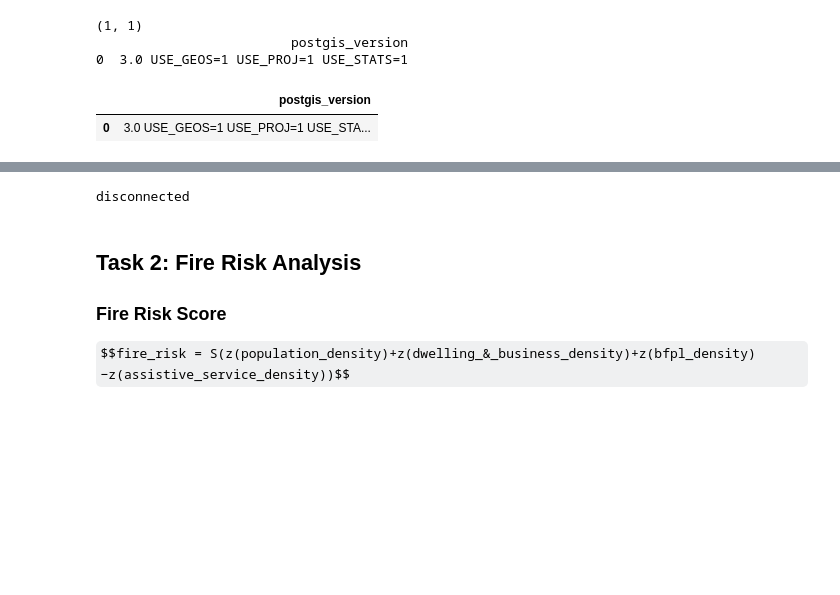
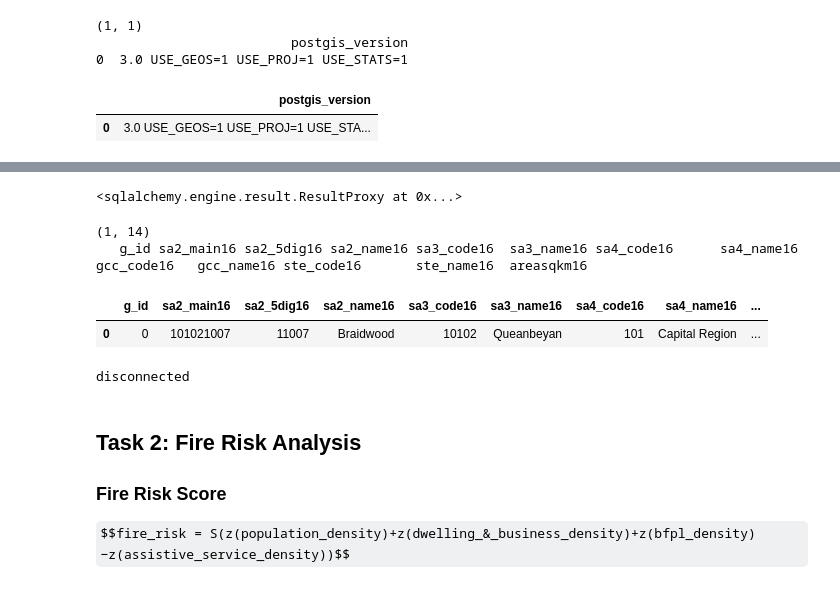
Before and after one commit to ew92/data2001_project, a Jupyter notebook: main.ipynb, the cells around one changed output, grey strips where cells are left out. Cells and saved outputs as stored; diff of their text form; code cells hidden in the pictures; some formulas as TeX source; blank space fills up the shorter version.

```diff
--- a/main.ipynb
+++ b/main.ipynb
@@ -342,0 +419,22 @@ a_df.head()
+# %%
+sa2_shape_create = '''CREATE TABLE sa2_2016_aust (
+                     g_id INTEGER PRIMARY KEY,
+                     sa2_main16 VARCHAR(80),
+                     sa2_5dig16 VARCHAR(80),
+                     sa2_name16 VARCHAR(100),
+                     sa3_code16 VARCHAR(80),
+                     sa3_name16 VARCHAR(100),
+                     sa4_code16 VARCHAR(80),
+                     sa4_name16 VARCHAR(100),
+                     gcc_code16 VARCHAR(80),
+                     gcc_name16 VARCHAR(100),
+                     ste_code16 VARCHAR(80),
+                     ste_name16 VARCHAR(100),
+                     areasqkm16 FLOAT,
+                     geom GEOMETRY(MULTIPOLYGON, 4283)
+                     )'''
+
+conn.execute("DROP TABLE IF EXISTS sa2_2016_aust")
+conn.execute(sa2_shape_create)
+# %% [output]
+<sqlalchemy.engine.result.ResultProxy at 0x...>
@@ -343,3 +445,13 @@ a_df.head()
+# %%
+# Check table
+a_response, a_df = pgquery(conn, """SELECT * FROM sa2_2016_aust
+LIMIT 1;""")
+a_df.head()
+# %% [output]
+(1, 14)
+   g_id sa2_main16 sa2_5dig16 sa2_name16 sa3_code16  sa3_name16 sa4_code16      sa4_name16 gcc_code16   gcc_name16 ste_code16       ste_name16  areasqkm16
+|  | g_id | sa2_main16 | sa2_5dig16 | sa2_name16 | sa3_code16 | sa3_name16 | sa4_code16 | sa4_name16 | ... |
+| 0 | 0 | 101021007 | 11007 | Braidwood | 10102 | Queanbeyan | 101 | Capital Region | ... |
 # %%
 # Disconnect from DB
 
```
Also changed, not shown: parts of 60 cells of this notebook, 3 other files.
